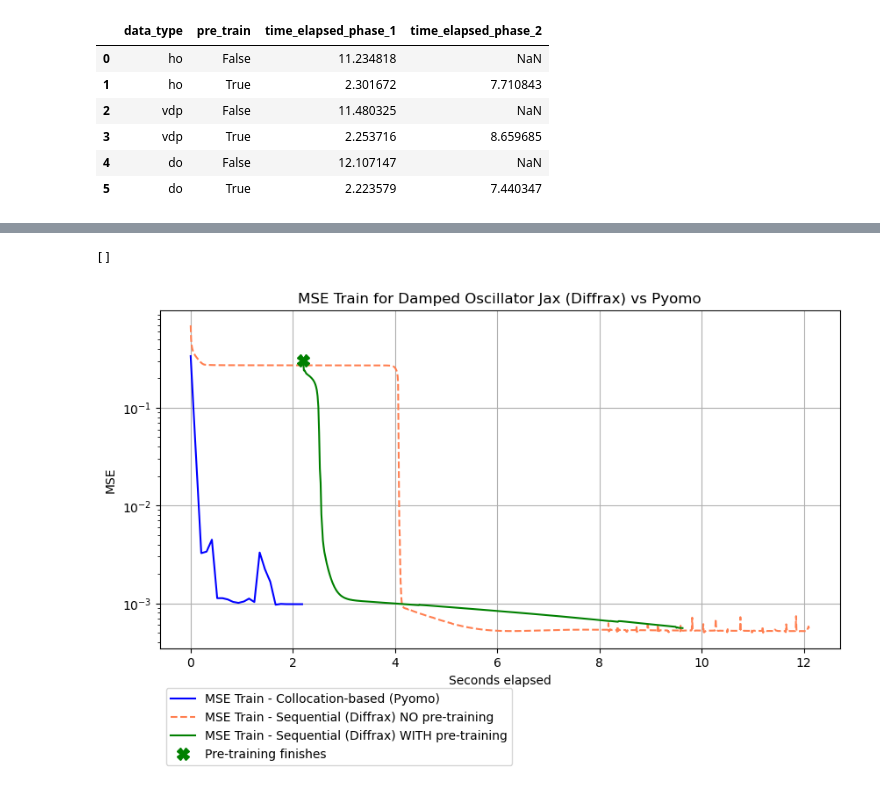
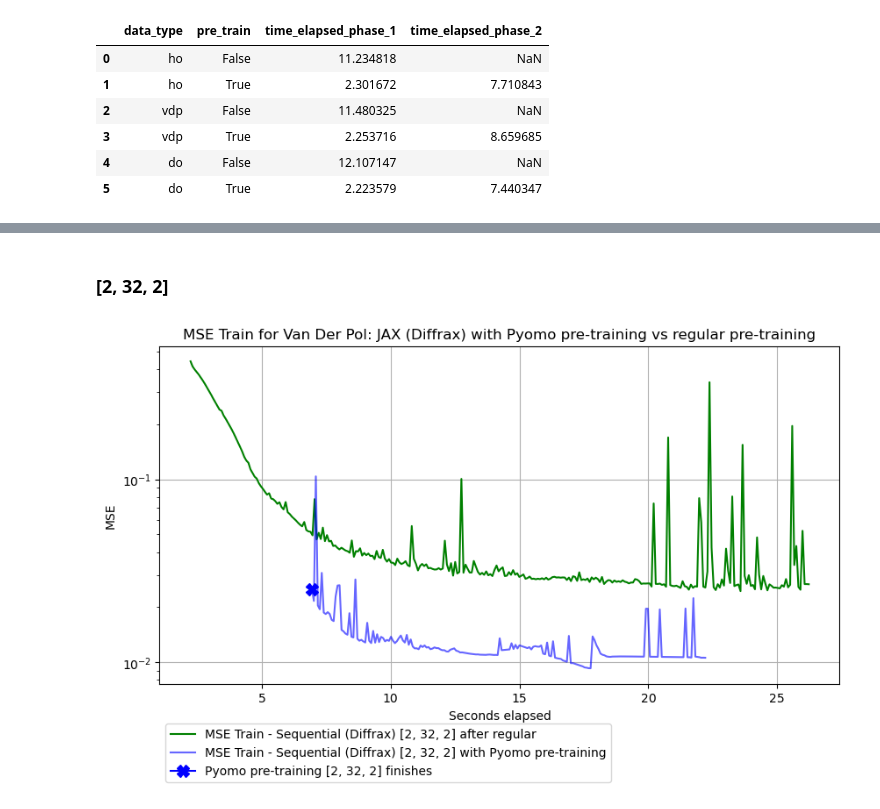
Before and after one commit to mariashapo/NODE, a Jupyter notebook: 01_experiments_toy_dataset/00_comparisons.ipynb, the cells around one changed output, grey strips where cells are left out. Drawn from its saved outputs; the diff is of its cells as text; code cells hidden in the pictures.

Commit message:
Pretraining for jax and pytorch implemented

```diff
--- a/01_experiments_toy_dataset/00_comparisons.ipynb
+++ b/01_experiments_toy_dataset/00_comparisons.ipynb
@@ -432,0 +484,29 @@ plt.plot()
+# %%
+result = results['result_32']
+result_time = results['result_time_32']
+result_16 = results['result_16']
+result_time_16 = results['result_time_16']
+result_64 = results['result_64']
+result_time_64 = results['result_time_64']
+
+result_32_regular = results['result_32_regular']
+result_time_32_regular = results['result_time_32_regular']
+
+# PYOMO PRETRAINING
+# 32
+time_per_iter = result_time['time_elapsed']/len(result['training_loss'][0])
+times = [i*time_per_iter for i in range(len(result['training_loss'][0]))]
+times_w_pyomo_pretrain = np.array(times) + 6.943
+
+time_per_iter_16 = result_time_16['time_elapsed']/len(result_16['training_loss'][0])
+times_16 = [i*time_per_iter_16 for i in range(len(result_16['training_loss'][0]))]
+times_w_pyomo_pretrain_16 = np.array(times_16) + 3.979
+
+time_per_iter_64 = result_time_64['time_elapsed']/len(result_64['training_loss'][0])
+times_64 = [i*time_per_iter_64 for i in range(len(result_64['training_loss'][0]))]
+times_w_pyomo_pretrain_64 = np.array(times_64) + 15.878
+
+# REGULAR PRETRAINING
+time_per_iter_32_regular = result_time_32_regular['time_elapsed'][1]/len(result_32_regular['training_loss'][1])
+times_32_regular = [i*time_per_iter_32_regular for i in range(len(result_32_regular['training_loss'][1]))]
+times_w_pyomo_pretrain_32_regular = np.array(times_32_regular) + result_time_32_regular['time_elapsed'][0]
@@ -433,20 +551,17 @@ plt.plot()
+# %% [markdown]
+### [2, 32, 2]
 # %%
 plt.figure(figsize=(10, 5))
 plt.grid()
-plt.plot(times_true_pyomo, df_true_pyomo.mse_train, color = 'blue', label='MSE Train - Collocation-based (Pyomo)')
-#plt.plot(times_false_pyomo, df_false_pyomo.mse_train, 'b--', label='MSE Train (Pyomo)')
-plt.plot(times, df_false_jax.losses1.item(), color = 'coral', label='MSE Train - Sequential (Diffrax) NO pre-training', ls = '--')
-#plt.plot(times1, df_true_jax.losses1.item(), color = 'green',label='MSE Train - Sequential (Diffrax) after pre-train', alpha = 0.5)
-plt.plot(times2 + (times1)[-1], df_true_jax.losses2.item(), color = 'green', label='MSE Train - Sequential (Diffrax) WITH pre-training')
-plt.plot((times1)[-1], df_true_jax.losses2.item()[0], 'X', markersize=10, color = 'green', label='Pre-training finishes')
-plt.legend()
+#plt.plot(times_sequential, losses_sequential, color='green', label = 'MSE Train - Sequential (Diffrax) [2, 64, 2] after regular pre-training')
+plt.plot(times_w_pyomo_pretrain_32_regular, result_32_regular['training_loss'][1], color='green', label = 'MSE Train - Sequential (Diffrax) [2, 32, 2] after regular')
+plt.plot(times_w_pyomo_pretrain[::10], result['training_loss'][0][::10],  color='blue', label = 'MSE Train - Sequential (Diffrax) [2, 32, 2] with Pyomo pre-training', alpha = 0.6)
+plt.plot(times_w_pyomo_pretrain[0], result['training_loss'][0][0], marker='X', markersize=10, color='blue', label='Pyomo pre-training [2, 32, 2] finishes')
 plt.yscale('log')
-desc = {'ho': 'Harmonic Oscillator', 'vdp': 'Van Der Pol', 'do': 'Damped Oscillator'}
-plt.title(f'MSE Train for {desc[data]} Jax (Diffrax) vs Pyomo')
+plt.title('MSE Train for Van Der Pol: JAX (Diffrax) with Pyomo pre-training vs regular pre-training')
 plt.xlabel('Seconds elapsed')
 plt.ylabel('MSE')
 plt.legend(loc='upper left', bbox_to_anchor=(.0, -.1))
-plt.plot()
+plt.show()
 # %% [output]
-[]
-[figure, old version]
+[figure, new version]
```
Also changed, not shown: parts of 15 cells of this notebook, 23 other files.
